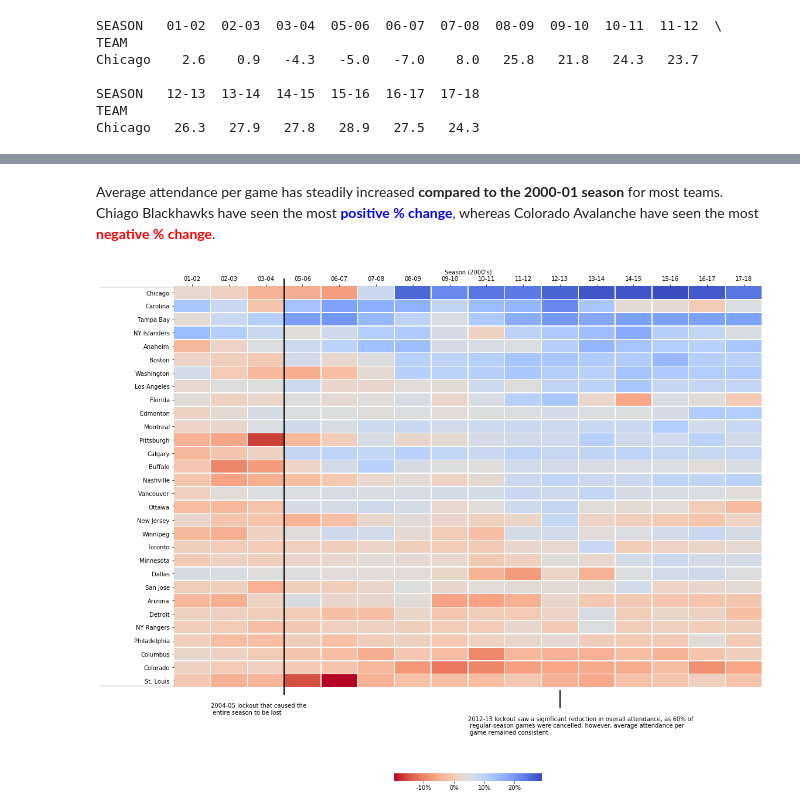
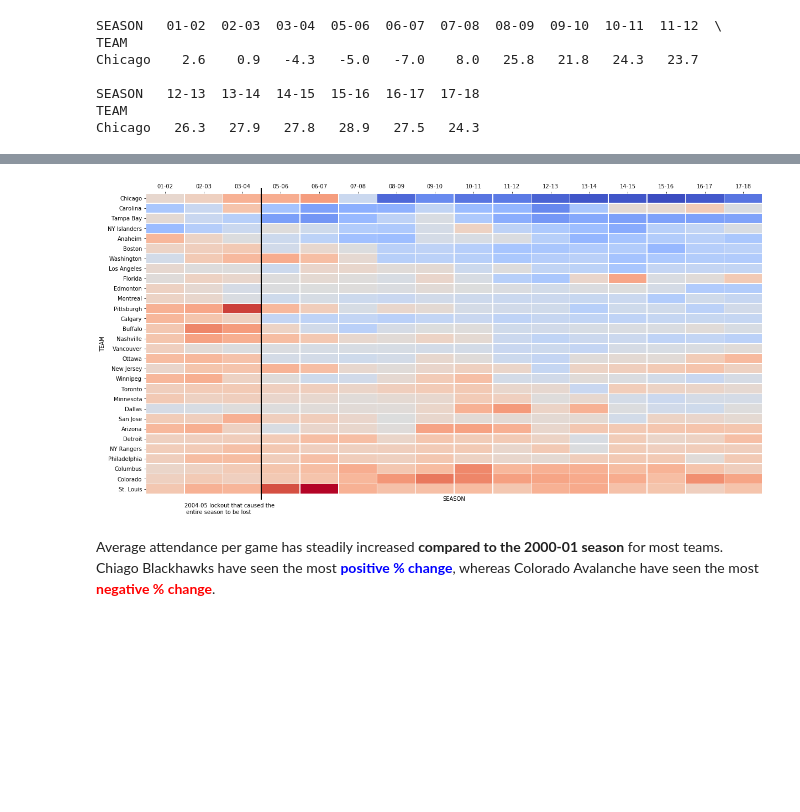
Before and after one commit to richhildebrand/makeover-monday-python, a Jupyter notebook: notebooks/2019 Week1 NHL Attendance/@idatadrew.ipynb, the cells around one changed output, grey strips where cells are left out. Saved outputs shown, nothing was run; the diff lists cells and outputs as text; code cells hidden in the pictures; blank space fills up the shorter version.

```diff
--- a/notebooks/2019 Week1 NHL Attendance/@idatadrew.ipynb
+++ b/notebooks/2019 Week1 NHL Attendance/@idatadrew.ipynb
@@ -101,27 +107,31 @@ Chicago   26.3   27.9   27.8   28.9   27.5   24.3
+# %%
+from mpl_toolkits.axes_grid1.inset_locator import inset_axes
+fig, size_axis = plt.subplots(figsize=(20,10)) # width, height
+
+#sns.set(font_scale=2)
+#palette = sns.diverging_palette(20, 220, n=256)
+ax = sns.heatmap(piviot_table, linewidth=0.5, cmap="coolwarm_r", cbar=False, vmax=max_change, vmin=min_change, ax=size_axis)
+ax.xaxis.tick_top()
+
+#axins = inset_axes(ax, width=1, height=0.25, loc='upper right', bbox_to_anchor=(0, 0.07, 1, 1), bbox_transform=ax.transAxes, borderpad=0)
+#im = ax.imshow([[0, 0], [1, 1]], cmap="coolwarm_r")
+#fig.colorbar(im, cax=axins, ticks=[1, 2, 3], orientation="horizontal")
+
+
+#ax.annotate('2004-05 lockout that caused the\n entire season to be lost', xy=(1, 1), xytext=(1, 32))
+#plt.plot([3, 3], [-0.5, 30.5], 'k', linewidth=2)[0].set_clip_on(False)
+
+#ax.annotate('2012-13 lockout saw a significant reduction in overall attendance, as 60% of\n regular-season games were cancelled; however, average attendance per\n game remained consistent', xy=(1, 1), xytext=(8, 33.5))
+#plt.plot([10.5, 10.5], [30.25, 31.5], 'k', linewidth=2)[0].set_clip_on(False)
+
+#plt.plot([-1.25, 0], [29.95, 29.95], 'k', linewidth=0.2)[0].set_clip_on(False)
+#plt.plot([-1.25, 0], [0.05, 0.05], 'k', linewidth=0.2)[0].set_clip_on(False)
+
+
+#ax.set_ylabel('')
+#ax.set_xlabel("Season (2000's)")
+#ax.xaxis.set_label_position('top')
+# %% [output]
+[figure, added]
 # %% [markdown]
 Average attendance per game has steadily increased **compared to the 2000-01 season** for most teams. Chiago Blackhawks have seen the most <font color=blue>**positive % change**</font>, whereas Colorado Avalanche have seen the most <font color=red>**negative % change**</font>.
-# %%
-plt.figure(figsize=(18, 18))
-
-#sns.set(font_scale=1.8)
-cbar_kws={'orientation': 'horizontal', 'shrink': 0.25, 'format': '%.0f%%'}
-ax = sns.heatmap(piviot_table, linewidth=0.5, cmap="coolwarm_r", cbar_kws=cbar_kws, vmax=max_change, vmin=min_change)
-ax.xaxis.tick_top()
-
-ax.annotate('2004-05 lockout that caused the\n entire season to be lost', xy=(1, 1), xytext=(1, 32))
-plt.plot([3, 3], [-0.5, 30.5], 'k', linewidth=2)[0].set_clip_on(False)
-
-ax.annotate('2012-13 lockout saw a significant reduction in overall attendance, as 60% of\n regular-season games were cancelled; however, average attendance per\n game remained consistent', xy=(1, 1), xytext=(8, 33.5))
-plt.plot([10.5, 10.5], [30.25, 31.5], 'k', linewidth=2)[0].set_clip_on(False)
-
-plt.plot([-2, 0], [29.9, 29.9], 'k', linewidth=0.2)[0].set_clip_on(False)
-plt.plot([-2, 0], [0.1, 0.1], 'k', linewidth=0.2)[0].set_clip_on(False)
-
-
-ax.set_ylabel('')
-ax.set_xlabel("Season (2000's)")
-ax.xaxis.set_label_position('top')
-
-plt.show()
-# %% [output]
-[figure, removed]
```
Also changed, not shown: parts of 3 cells of this notebook.
